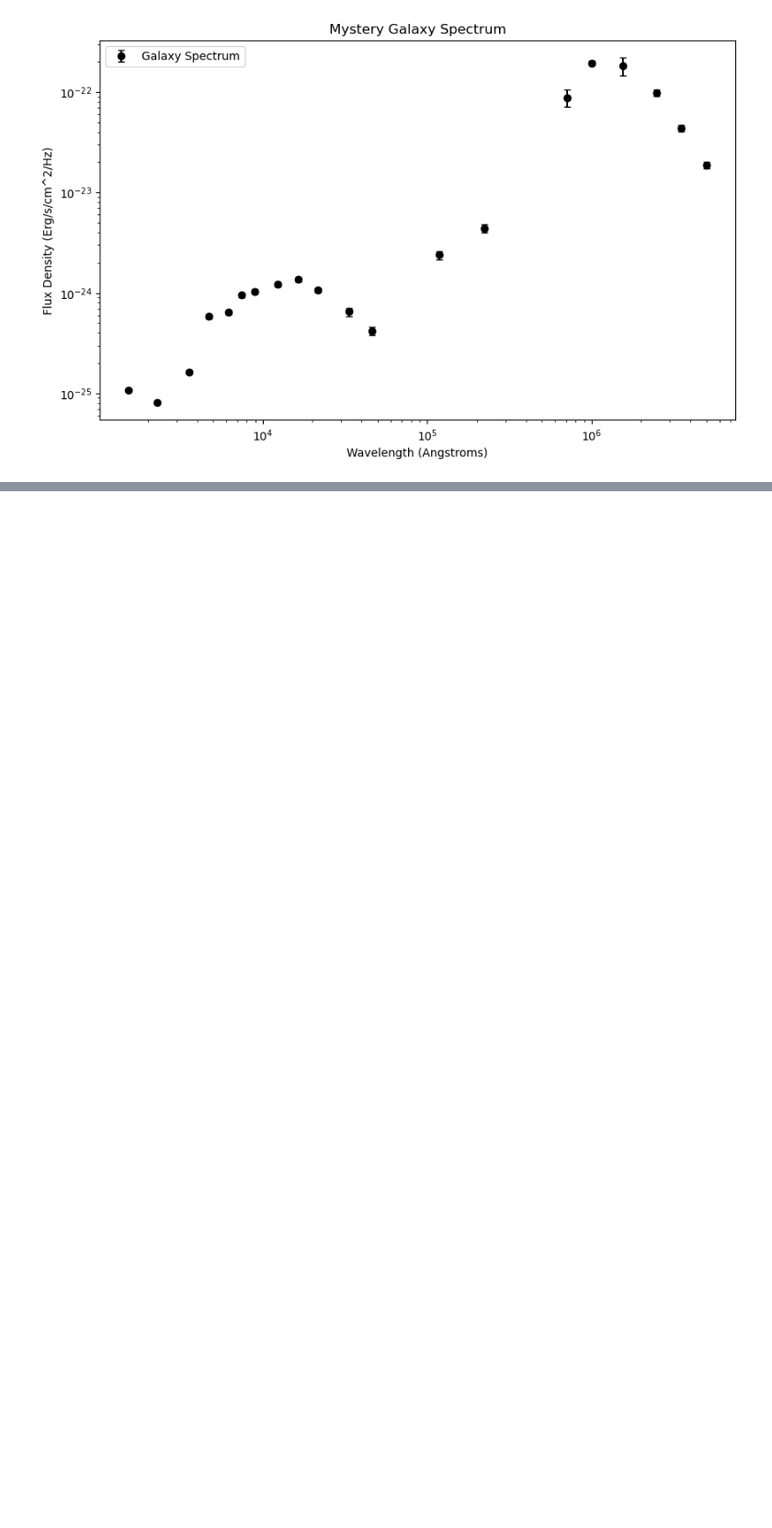
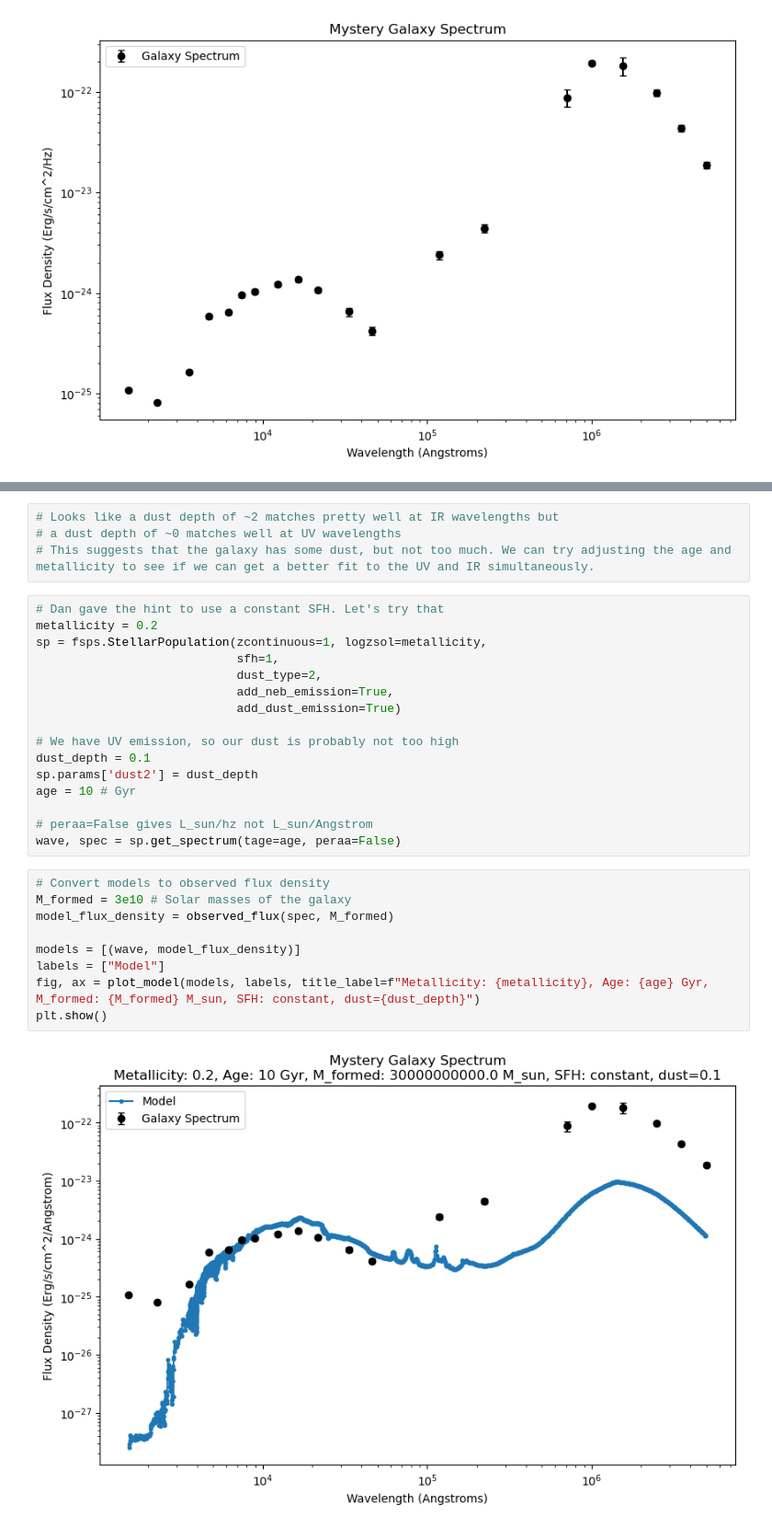
Before and after one commit to NMStiegler/ay250_spring2026, a Jupyter notebook: 15_mar19_2026/guess_galaxy_spectrum.ipynb, the cells around one changed output, grey strips where cells are left out. Shown at 92% size. Saved outputs shown, nothing was run; the diff lists cells and outputs as text; blank space fills up the shorter version.

```diff
--- a/15_mar19_2026/guess_galaxy_spectrum.ipynb
+++ b/15_mar19_2026/guess_galaxy_spectrum.ipynb
@@ -117,0 +181,31 @@ def plot_model(models, labels=None):
+# %%
+# Looks like a dust depth of ~2 matches pretty well at IR wavelengths but
+# a dust depth of ~0 matches well at UV wavelengths
+# This suggests that the galaxy has some dust, but not too much. We can try adjusting the age and metallicity to see if we can get a better fit to the UV and IR simultaneously.
+# %%
+# Dan gave the hint to use a constant SFH. Let's try that
+metallicity = 0.2
+sp = fsps.StellarPopulation(zcontinuous=1, logzsol=metallicity,
+                            sfh=1,
+                            dust_type=2,
+                            add_neb_emission=True,
+                            add_dust_emission=True)
+
+# We have UV emission, so our dust is probably not too high
+dust_depth = 0.1
+sp.params['dust2'] = dust_depth
+age = 10 # Gyr
+
+# peraa=False gives L_sun/hz not L_sun/Angstrom
+wave, spec = sp.get_spectrum(tage=age, peraa=False)
+# %%
+# Convert models to observed flux density
+M_formed = 3e10 # Solar masses of the galaxy
+model_flux_density = observed_flux(spec, M_formed)
+
+models = [(wave, model_flux_density)]
+labels = ["Model"]
+fig, ax = plot_model(models, labels, title_label=f"Metallicity: {metallicity}, Age: {age} Gyr, M_formed: {M_formed} M_sun, SFH: constant, dust={dust_depth}")
+plt.show()
+# %% [output]
+[figure, added]
```
Also changed, not shown: parts of 8 cells of this notebook.
